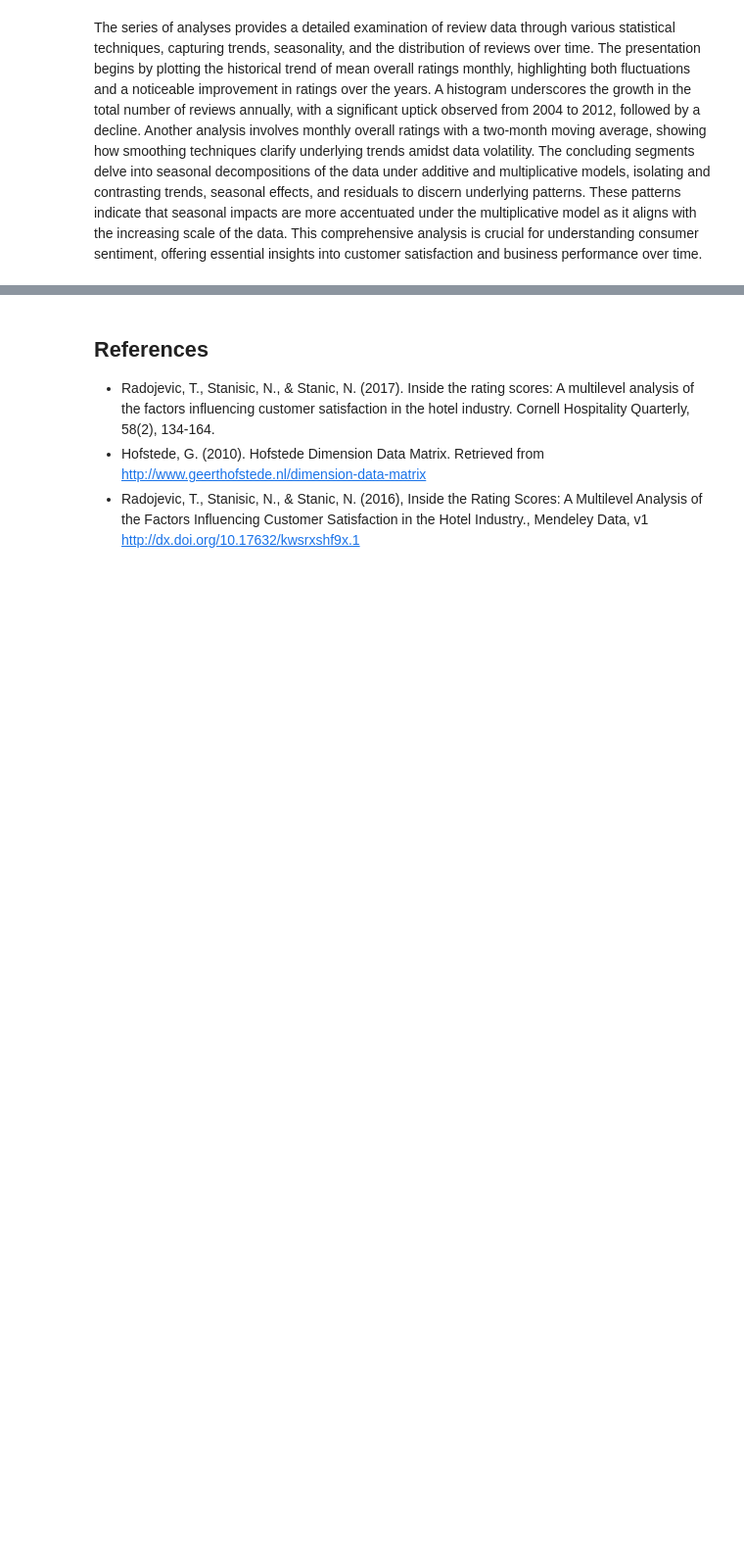
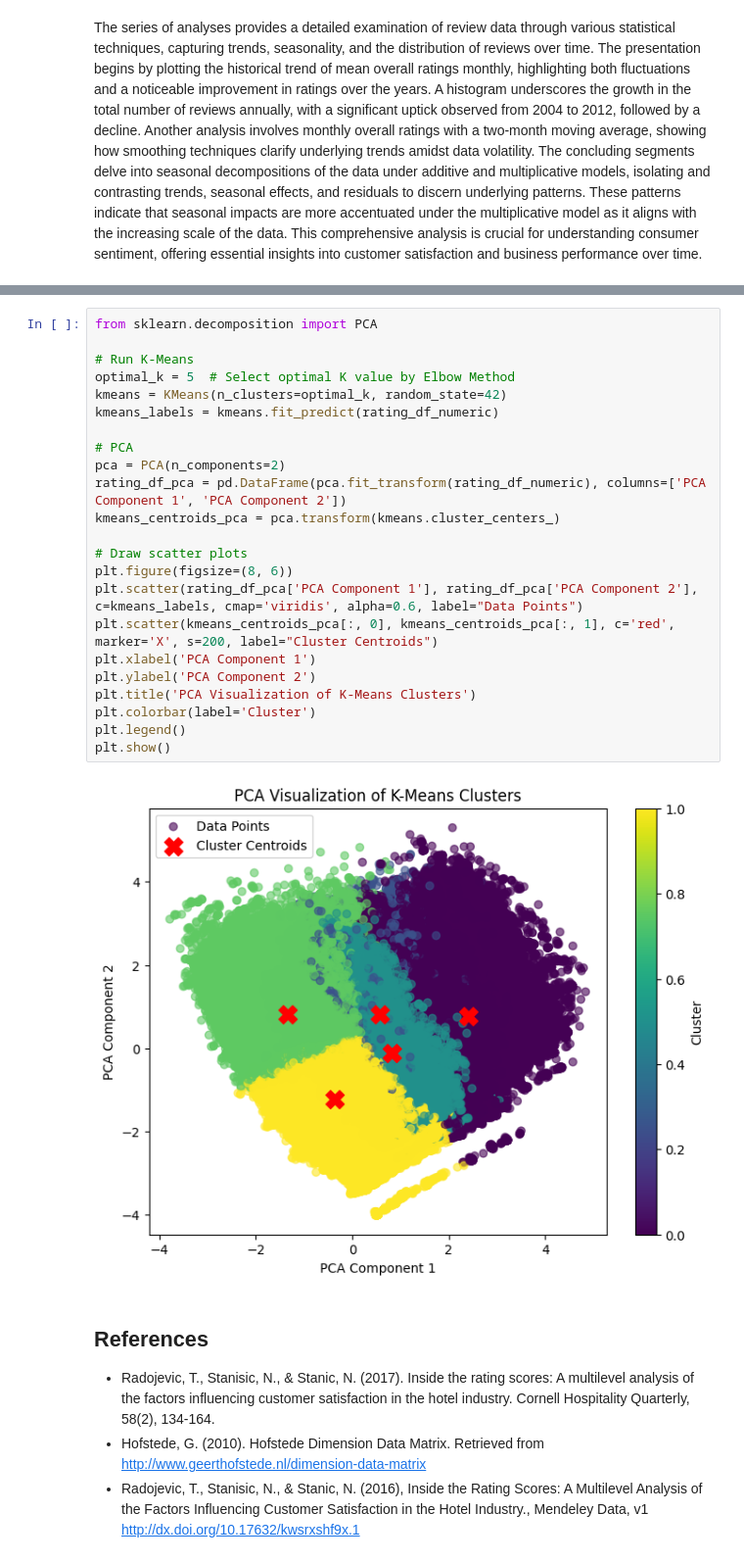
Before and after one commit to yceugene/DA_Proj_G7, a Jupyter notebook: src/main.ipynb, the cells around one changed output, grey strips where cells are left out. Shown at 98% size. Saved outputs shown, nothing was run; the diff lists cells and outputs as text; blank space fills up the shorter version.

```diff
--- a/src/main.ipynb
+++ b/src/main.ipynb
@@ -1349,2 +1475,27 @@ The series of analyses provides a detailed examination of review data through va
+# %%
+from sklearn.decomposition import PCA
+
+# Run K-Means
+optimal_k = 5  # Select optimal K value by Elbow Method
+kmeans = KMeans(n_clusters=optimal_k, random_state=42)
+kmeans_labels = kmeans.fit_predict(rating_df_numeric)
+
+# PCA
+pca = PCA(n_components=2)
+rating_df_pca = pd.DataFrame(pca.fit_transform(rating_df_numeric), columns=['PCA Component 1', 'PCA Component 2'])
+kmeans_centroids_pca = pca.transform(kmeans.cluster_centers_)
+
+# Draw scatter plots
+plt.figure(figsize=(8, 6))
+plt.scatter(rating_df_pca['PCA Component 1'], rating_df_pca['PCA Component 2'], c=kmeans_labels, cmap='viridis', alpha=0.6, label="Data Points")
+plt.scatter(kmeans_centroids_pca[:, 0], kmeans_centroids_pca[:, 1], c='red', marker='X', s=200, label="Cluster Centroids")
+plt.xlabel('PCA Component 1')
+plt.ylabel('PCA Component 2')
+plt.title('PCA Visualization of K-Means Clusters')
+plt.colorbar(label='Cluster')
+plt.legend()
+plt.show()
+# %% [output]
+[figure, added]
 # %% [markdown]
 ## References
```
Also changed, not shown: parts of 7 cells of this notebook.
